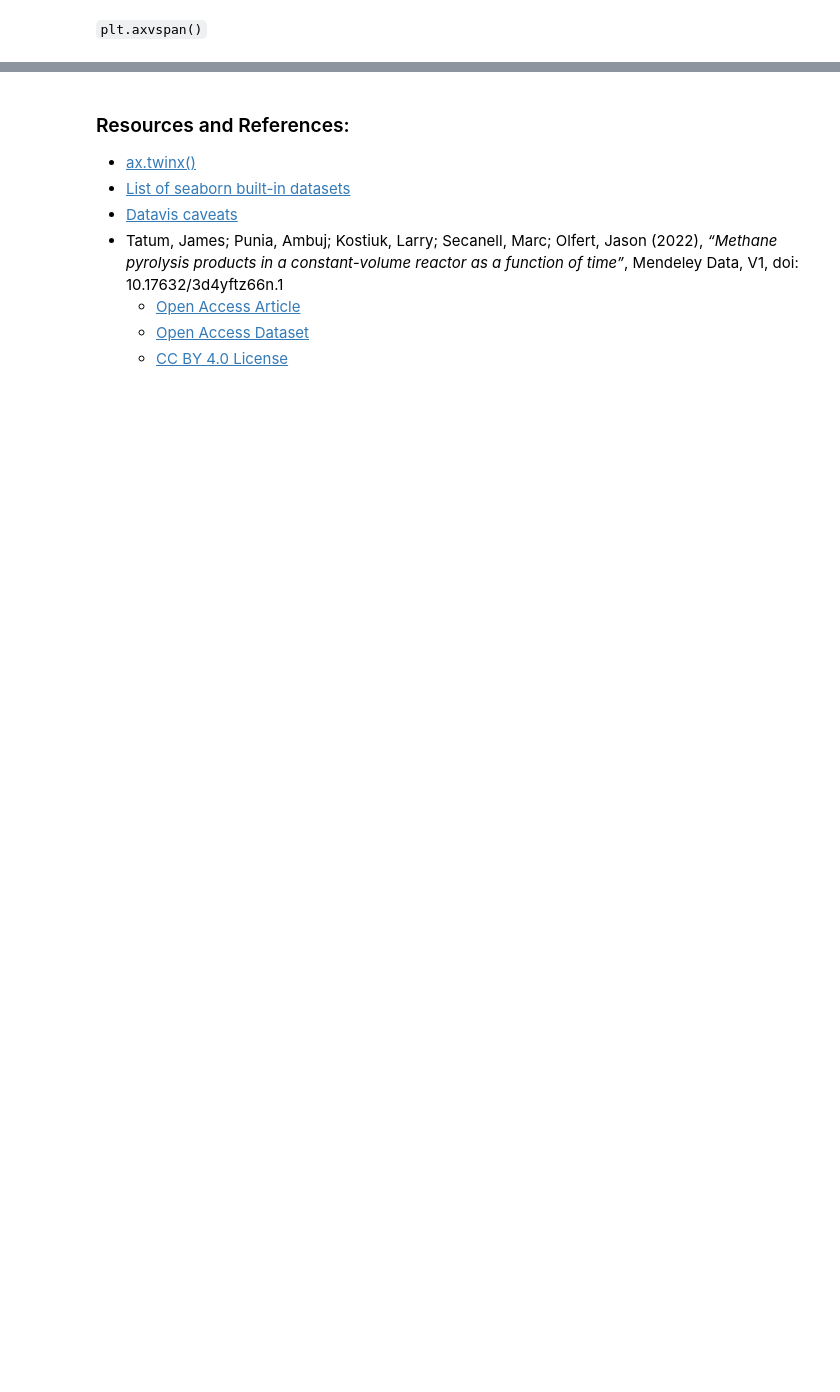
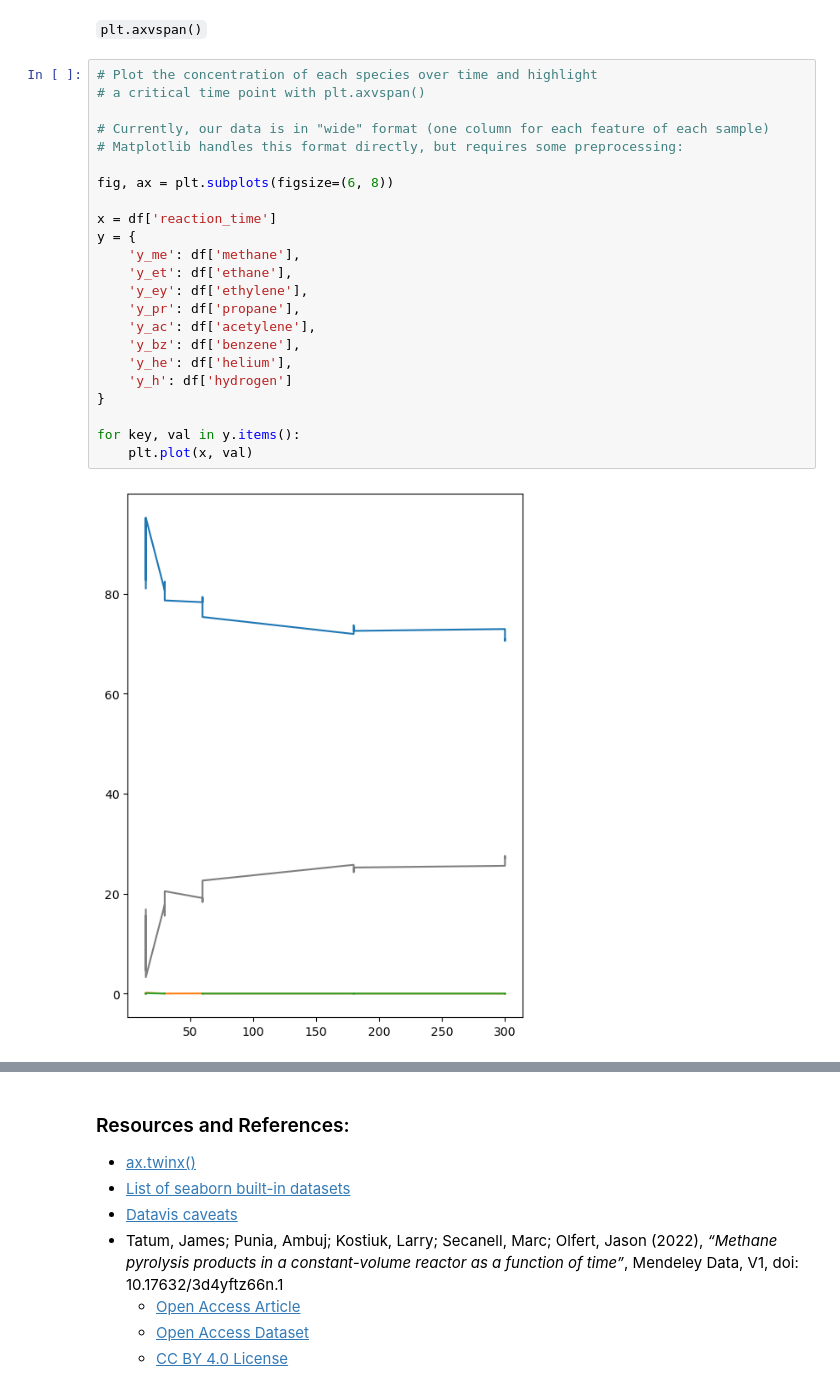
Before and after one commit to jkantorow/nucommlab-datavis-workshop, a Jupyter notebook: day-3/using_seaborn_and_matplotlib_together.ipynb, the cells around one changed output, grey strips where cells are left out. Cells and saved outputs as stored; diff of their text form; blank space fills up the shorter version.

```diff
--- a/day-3/using_seaborn_and_matplotlib_together.ipynb
+++ b/day-3/using_seaborn_and_matplotlib_together.ipynb
@@ -159,2 +159,27 @@ Text(0.5, 0, 'Reaction Time (s)')
 # %% [markdown]
 `plt.axvspan()`
+# %%
+# Plot the concentration of each species over time and highlight
+# a critical time point with plt.axvspan()
+
+# Currently, our data is in "wide" format (one column for each feature of each sample)
+# Matplotlib handles this format directly, but requires some preprocessing:
+
+fig, ax = plt.subplots(figsize=(6, 8))
+
+x = df['reaction_time']
+y = {
+    'y_me': df['methane'],
+    'y_et': df['ethane'],
+    'y_ey': df['ethylene'],
+    'y_pr': df['propane'],
+    'y_ac': df['acetylene'],
+    'y_bz': df['benzene'],
+    'y_he': df['helium'],
+    'y_h': df['hydrogen']
+}
+
+for key, val in y.items():
+    plt.plot(x, val)
+# %% [output]
+[figure, added]
```
Also changed, not shown: parts of 6 cells of this notebook.
